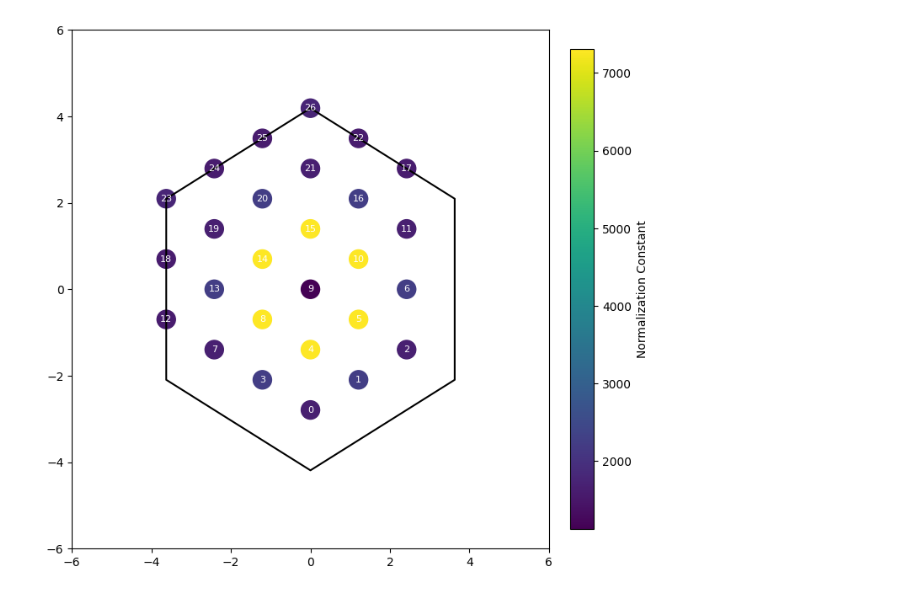
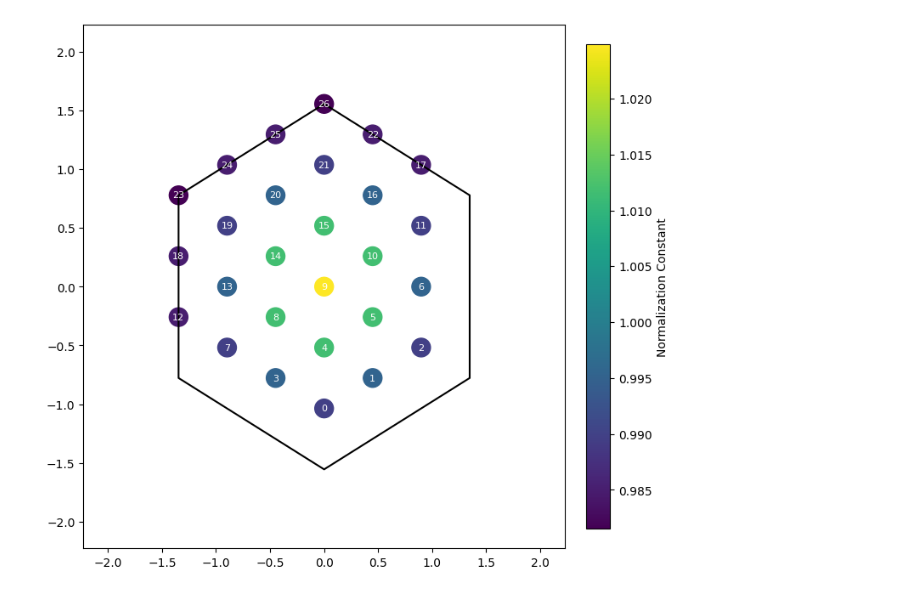
Before and after one commit to pco0511/acband-laughlin-instability, a Jupyter notebook: acband_test.ipynb, the cells around one changed output. Cells and saved outputs as stored; diff of their text form; code cells hidden in the pictures.

```diff
--- a/acband_test.ipynb
+++ b/acband_test.ipynb
@@ -15,10 +17,12 @@ from src.acband import projected_hamiltonian
 sqrt3 = np.sqrt(3)
 e1 = np.array([1, 0])
 e2 = np.array([0, 1])
-a_M = 1.0
+lB = 1.0
+a_M = (((4 * np.pi) / sqrt3) ** 0.5) * lB
 a1 = a_M * e2
 a2 = a_M * ((-sqrt3 / 2) * e1 + (1 / 2) * e2)
 lattice = Lattice2D(np.stack([a1, a2]))
+recip_lattice = lattice.reciprocal()
 b = (4 * np.pi) / (a_M * sqrt3)
 b1, b2 = lattice.reciprocal_lattice_vectors
 b3 = -(b1 + b2)
@@ -93,54 +97,55 @@ plt.show()
 # %%
-    from functools import partial
-    import time
-    from src.acband import (
-        K_func1,
-        K_fourier_components,
-        acband_normalization_constants,
-    )
+from functools import partial
+import time
+from src.acband import (
+    K_func1,
+    wg_fourier_components,
+    acband_normalization_constants,
+)
 
-    lB = 1.0
-    # resolution = 126
-    resolution = 254
-    K_func = partial(K_func1, args=(0.8, b1, b2, b3))
+lB = 1.0
+# resolution = 126
+resolution = 254
+K = 0.4
+K_func = partial(K_func1, args=(K, b1, b2, b3))
 
-    # normalization constants test
-    g_coords, wg = K_fourier_components(
-        K_func, bz_27.lattice, resolution, flatten=False
-    )
-    normalizations = acband_normalization_constants(
-        bz_27, lB, g_coords, wg, eps=1e-5
-    )
+# normalization constants test
+g_coords, wg = wg_fourier_components(
+    K_func, bz_27.lattice, resolution, flatten=False
+)
+normalizations = acband_normalization_constants(
+    bz_27, lB, g_coords, wg, eps=1e-5
+)
 
-    sampled_momentums = bz_27.k_points
-    R = 3 * np.linalg.norm(t1)
-    thetas = np.linspace(np.pi / 2, 5 * np.pi / 2, 7)
-    hexagon_x = R * np.cos(thetas)
-    hexagon_y = R * np.sin(thetas)
+sampled_momentums = bz_27.k_points
+R = 3 * np.linalg.norm(t1)
+thetas = np.linspace(np.pi / 2, 5 * np.pi / 2, 7)
+hexagon_x = R * np.cos(thetas)
+hexagon_y = R * np.sin(thetas)
 
-    fig = plt.figure(figsize=(8, 8))
-    ax = fig.add_subplot()
-    k_x = sampled_momentums[:, 0]
-    k_y = sampled_momentums[:, 1]
+fig = plt.figure(figsize=(8, 8))
+ax = fig.add_subplot()
+k_x = sampled_momentums[:, 0]
+k_y = sampled_momentums[:, 1]
 
-    # 1. scatter 객체를 변수(sc)에 저장
-    sc = ax.scatter(k_x, k_y, s=250, c=normalizations, cmap='viridis') # cmap은 원하는대로 변경 가능
+# 1. scatter 객체를 변수(sc)에 저장
+sc = ax.scatter(k_x, k_y, s=250, c=normalizations, cmap='viridis') # cmap은 원하는대로 변경 가능
 
-    for i in range(N_s_27):
-        x = k_x[i]
-        y = k_y[i]
-        ax.text(x, y, f"{i}", fontsize=8, color="w", ha='center', va='center')
+for i in range(N_s_27):
+    x = k_x[i]
+    y = k_y[i]
+    ax.text(x, y, f"{i}", fontsize=8, color="w", ha='center', va='center')
 
-    ax.plot(hexagon_x, hexagon_y, color='k')
+ax.plot(hexagon_x, hexagon_y, color='k')
 
-    ax.set_xlim(-6, 6)
-    ax.set_ylim(-6, 6)
+ax.set_xlim(-6 / a_M, 6 / a_M)
+ax.set_ylim(-6 / a_M, 6 / a_M)
 
-    # 2. fig.colorbar에 scatter 객체 전달
-    # fraction, pad 등으로 컬러바 크기와 위치 미세 조정 가능
-    cbar = fig.colorbar(sc, ax=ax, fraction=0.046, pad=0.04)
-    cbar.set_label('Normalization Constant') # 필요시 라벨 추가
+# 2. fig.colorbar에 scatter 객체 전달
+# fraction, pad 등으로 컬러바 크기와 위치 미세 조정 가능
+cbar = fig.colorbar(sc, ax=ax, fraction=0.046, pad=0.04)
+cbar.set_label('Normalization Constant') # 필요시 라벨 추가
 
-    plt.show()
+plt.show()
 # %% [output]
-[figure, old version]
+[figure, new version]
```
Also changed, not shown: parts of 9 cells of this notebook, 7 other files.
